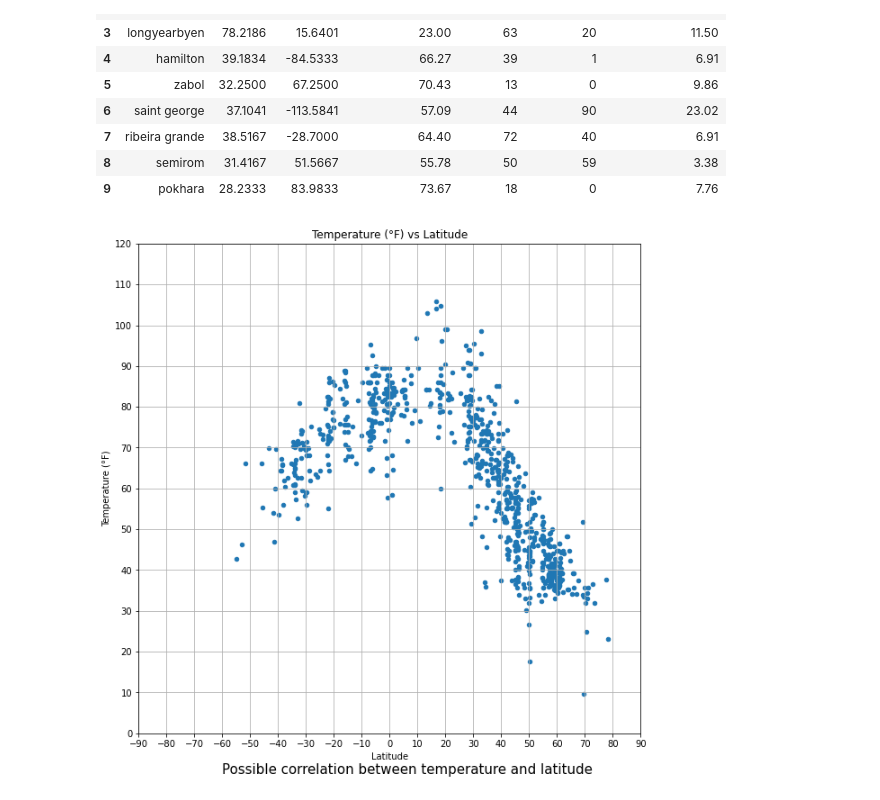
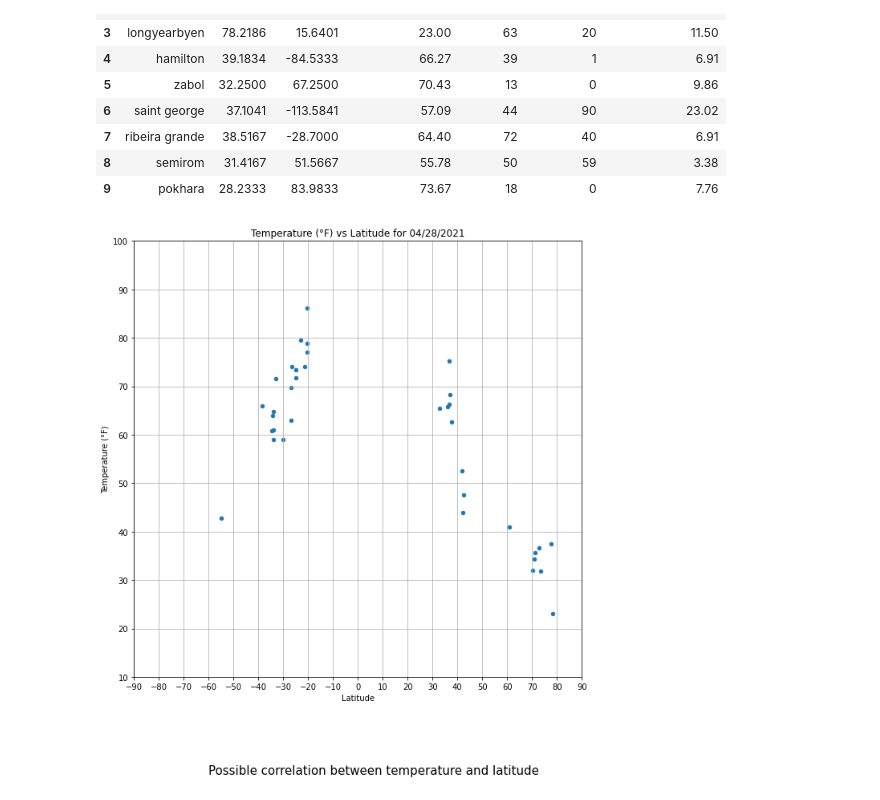
Before and after one commit to JuanjoFernandez/python-api-challenge, a Jupyter notebook: WeatherPy/WeatherPy.ipynb, the cells around one changed output. Cells and saved outputs as stored; diff of their text form; code cells hidden in the pictures.

Commit message:
Adds date to all plots

```diff
--- a/WeatherPy/WeatherPy.ipynb
+++ b/WeatherPy/WeatherPy.ipynb
@@ -160,37 +160,37 @@ clean_weather_df.head(10)
 # %%
 # If you wish to run the code witout making the API calls:
 # 1. Run the first cell
 # 2. Skip until cell 5 (this one)
 # 3. Uncomment the block below assign filename to the csv file, and run all the remaining cells
-# filename = ''
-# path = os.path.join('resources', 'filename')
-# clean_weather_df = pd.read_csv(path)
+filename = 'weather_data_test.csv'
+path = os.path.join('results_csv', filename)
+clean_weather_df = pd.read_csv(path)
 
 # Plotting Temperature (F) vs. Latitude
 
 # Plot parameters
 
 # X axis is fixed to show all possible latitude values
 xticks = np.arange(-90,100,10)
 
 # Y axis will contain max/min temperature values rounded to the closest 10
 min_temp = (round(clean_weather_df['Temperature (°F)'].min()/10, 0))*10 - 10
 max_temp = (round(clean_weather_df['Temperature (°F)'].max()/10,0))*10 + 10
 yticks = np.arange(min_temp, max_temp+10, 10)
 
 # Plotting
 clean_weather_df.plot(kind="scatter", x="Latitude", y="Temperature (°F)", grid=True, figsize=(10,10),
-                  title="Temperature (°F) vs Latitude", xticks= xticks, yticks= yticks)
+                  title=f"Temperature (°F) vs Latitude for {datetime.today().strftime('%m/%d/%Y')}", xticks= xticks, yticks= yticks)
 
 # Adding an explanatory line for the graph
 plt.annotate("Possible correlation between temperature and latitude", xy=(-60,-10), annotation_clip=False, fontsize=15)
 
 # Saving to png
 filename = 'temp_lat.png'
 path = os.path.join('plot_images', filename)
 plt.savefig(path)
 # %% [output]
-[figure, old version]
+[figure, new version]
 # %%
 # Plotting Humidity (%) vs. Latitude
 
```
Also changed, not shown: parts of 7 cells of this notebook, 9 other files.
